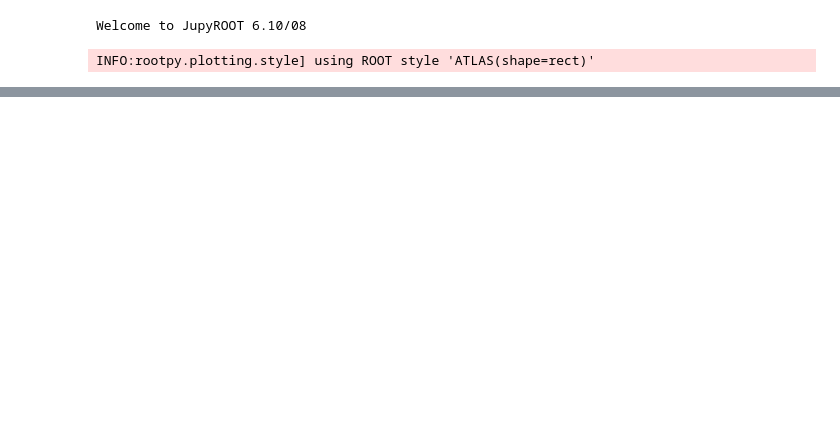
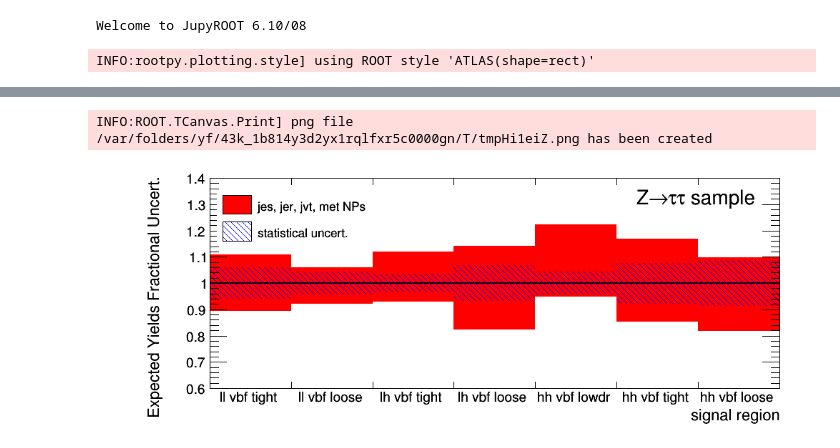
Before and after one commit to qbuat/WsInputInspector, a Jupyter notebook: np_summary_plots.ipynb, the cells around one changed output, grey strips where cells are left out. Drawn from its saved outputs; the diff is of its cells as text; code cells hidden in the pictures; blank space fills up the shorter version.

Commit message:
update the np summary script

```diff
--- a/np_summary_plots.ipynb
+++ b/np_summary_plots.ipynb
@@ -78,7 +145,7 @@ jer_nps = [
 # %%
 
 
-def np_summary_plot(meas_list, cats_list, systematics, sample_name='Ztt'):
+def np_summary_plot(meas_list, cats_list, systematics, sys_name='jet', sample_name='Ztt'):
     if len(meas_list) != len(cats_list):
         raise ValueError('not the same number of measurements and category lists')
 
@@ -105,7 +172,10 @@ def np_summary_plot(meas_list, cats_list, systematics, sample_name='Ztt'):
         #print im + 1, cat.name, 'nominal', samp.yields(meas.rfile, cat.cats, name='nominal')[0]
         for (high, low) in systematics:
             yields_high = samp.yields(meas.rfile, cat.cats, name=high)[0]
-            yields_low  = samp.yields(meas.rfile, cat.cats, name=low)[0]
+            if low != '':
+                yields_low = samp.yields(meas.rfile, cat.cats, name=low)[0]
+            else:
+                yields_low = 0.
 
             if yields_high > yields_low:
                 yields_up = yields_high
@@ -115,9 +185,11 @@ def np_summary_plot(meas_list, cats_list, systematics, sample_name='Ztt'):
                 yields_do = yields_high
 
             if yields_up < yields_nom[0]:
+                yields_do = min(yields_do, yields_up)
                 yields_up = yields_nom[0] + (yields_nom[0] - max(yields_up, yields_do))
 
             if yields_do > yields_nom[0]:
+                yields_up = max(yields_up, yields_do)
                 yields_do = yields_nom[0] + (yields_nom[0] - min(yields_up, yields_do))
 
             if yields_do <= 0.:
@@ -146,9 +218,16 @@ def np_summary_plot(meas_list, cats_list, systematics, sample_name='Ztt'):
 
 
     h_nom.GetYaxis().SetRangeUser(0.6, 1.4)
-    h_nom.GetYaxis().SetTitle('Relative Uncert.')
+    h_nom.GetYaxis().SetTitle('Expected Yields Fractional Uncert.')
     h_nom.GetXaxis().SetTitle('signal region')
     h_nom.GetXaxis().SetLabelSize(0.7 * h_nom.GetXaxis().GetLabelSize())
+    h_nom.GetYaxis().SetLabelSize(0.7 * h_nom.GetYaxis().GetLabelSize())
+    h_nom.GetXaxis().SetTitleOffset(0.7 * h_nom.GetXaxis().GetTitleOffset())
+    h_nom.GetYaxis().SetTitleOffset(0.5 * h_nom.GetYaxis().GetTitleOffset())
+    h_nom.GetYaxis().SetTitleSize(0.8 * h_nom.GetYaxis().GetTitleSize())
+    h_nom.GetXaxis().SetTitleSize(0.8 * h_nom.GetXaxis().GetTitleSize())
+
+
     h_sys.SetFillColor(ROOT.kRed)
     canv = ROOT.TCanvas(uuid.uuid4().hex, 'np_summary', 1000, 400)
     h_nom.Draw('HIST')
@@ -156,4 +235,17 @@ def np_summary_plot(meas_list, cats_list, systematics, sample_name='Ztt'):
     h_nom.Draw('sameHIST')
     g_nom.Draw('same2')
     canv.RedrawAxis()
+
+    leg = ROOT.TLegend(canv.GetLeftMargin() + 0.01, 0.7, 0.4, 0.9)
+    leg.AddEntry(h_sys, sys_name + " NPs", 'f')
+    leg.AddEntry(g_nom, "statistical uncert.", 'f')
+    leg.SetTextSize(0.5 * leg.GetTextSize())
+    leg.Draw('same')
+
+    lat = ROOT.TLatex(
+        1 - canv.GetRightMargin() - 0.2,
+        1 - canv.GetTopMargin() - 0.1,
+        meas_list[0].get_sample(sample_name).title + ' sample')
+    lat.SetNDC(True)
+    lat.Draw()
     return canv
@@ -183,0 +252,7 @@ ztt = lh_meas.get_sample('Ztt')
+# %%
+c_j = np_summary_plot(measurements, category_vbf_list, jet_nps, sys_name='jes, jer, jvt, met')
+c_t = np_summary_plot(measurements, category_vbf_list, tau_nps, sys_name='tau')
+c_e = np_summary_plot(measurements, category_vbf_list, electron_nps, sys_name='electron')
+c_m = np_summary_plot(measurements, category_vbf_list, muon_nps, sys_name='muon')
+c_b = np_summary_plot(measurements, category_vbf_list, btag_nps, sys_name='b-tag')
+c_pu= np_summary_plot(measurements, category_vbf_list, pu_nps, sys_name='pile-up')
@@ -183,0 +405,5 @@ ztt = lh_meas.get_sample('Ztt')
+# %%
+c_j
+# %% [output]
+INFO:ROOT.TCanvas.Print] png file /var/folders/yf/43k_1b814y3d2yx1rqlfxr5c0000gn/T/tmpHi1eiZ.png has been created
+[figure, added]
```
Also changed, not shown: parts of 15 cells of this notebook.
